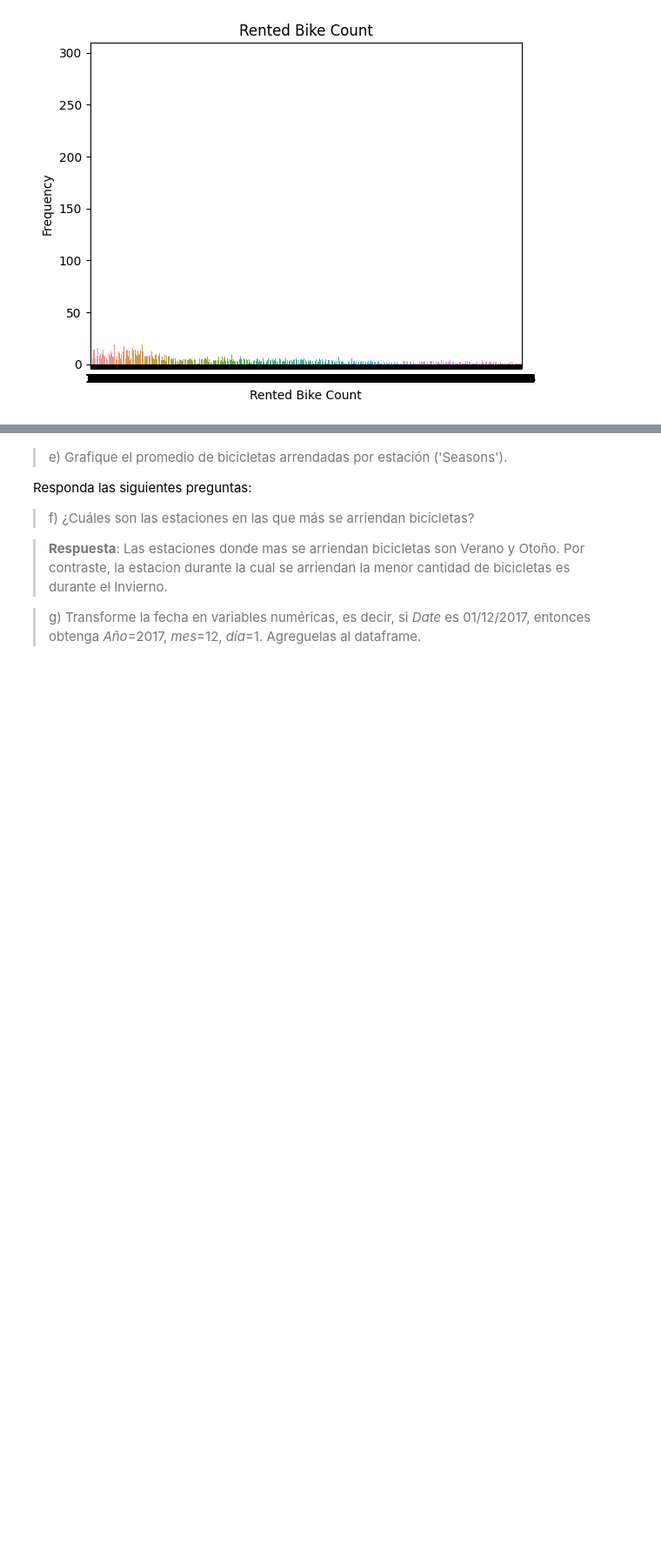
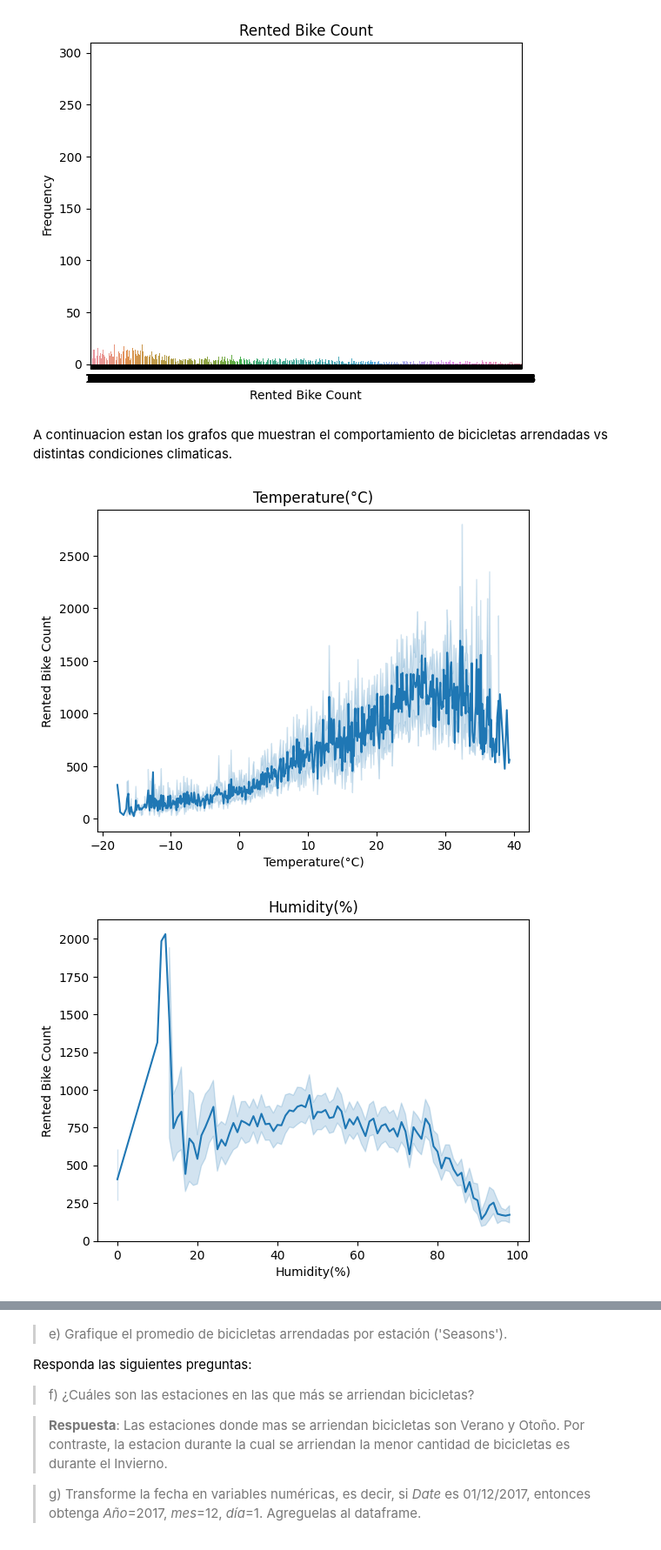
Before and after one commit to MiVergar/Tarea-1-INF-398, a Jupyter notebook: Tarea_1_INF_398.ipynb, the cells around one changed output, grey strips where cells are left out. Shown at 87% size. Saved outputs shown, nothing was run; the diff lists cells and outputs as text; code cells hidden in the pictures; blank space fills up the shorter version.

```diff
--- a/Tarea_1_INF_398.ipynb
+++ b/Tarea_1_INF_398.ipynb
@@ -197,3 +202,16 @@ for i in cat_features:
 [figure]
 [figure]
 [figure]
+# %% [markdown]
+A continuacion estan los grafos que muestran el comportamiento de bicicletas arrendadas vs distintas condiciones climaticas.
+# %%
+cat_features = data[['Temperature(°C)', 'Humidity(%)', 'Wind speed (m/s)', 'Rainfall(mm)', 'Snowfall (cm)']]
+for i in cat_features:
+    ax = sns.lineplot(x=data[i], y=data['Rented Bike Count'])
+    plt.title(i)
+    plt.xlabel(i)
+    plt.ylabel('Rented Bike Count')
+    plt.show()
+# %% [output]
+[figure, added]
+[figure, added]
```
Also changed, not shown: parts of 28 cells of this notebook.
